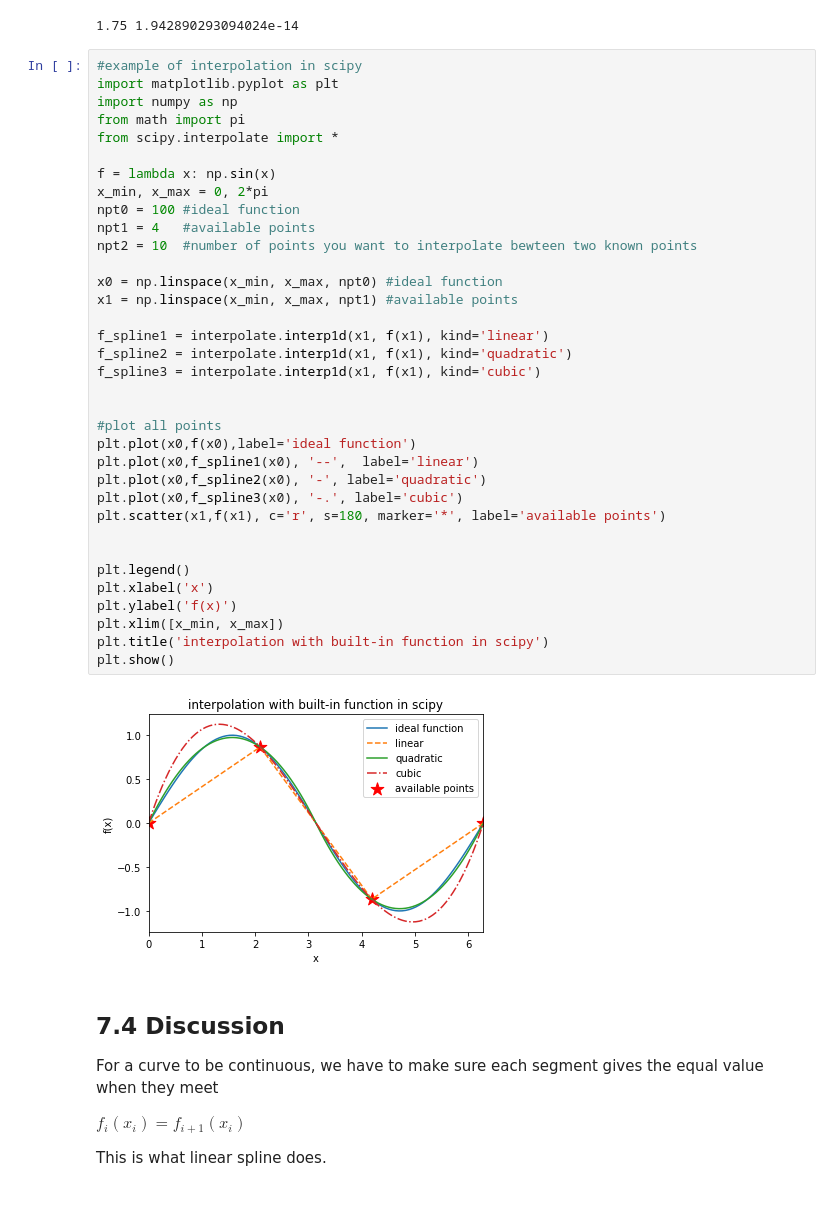
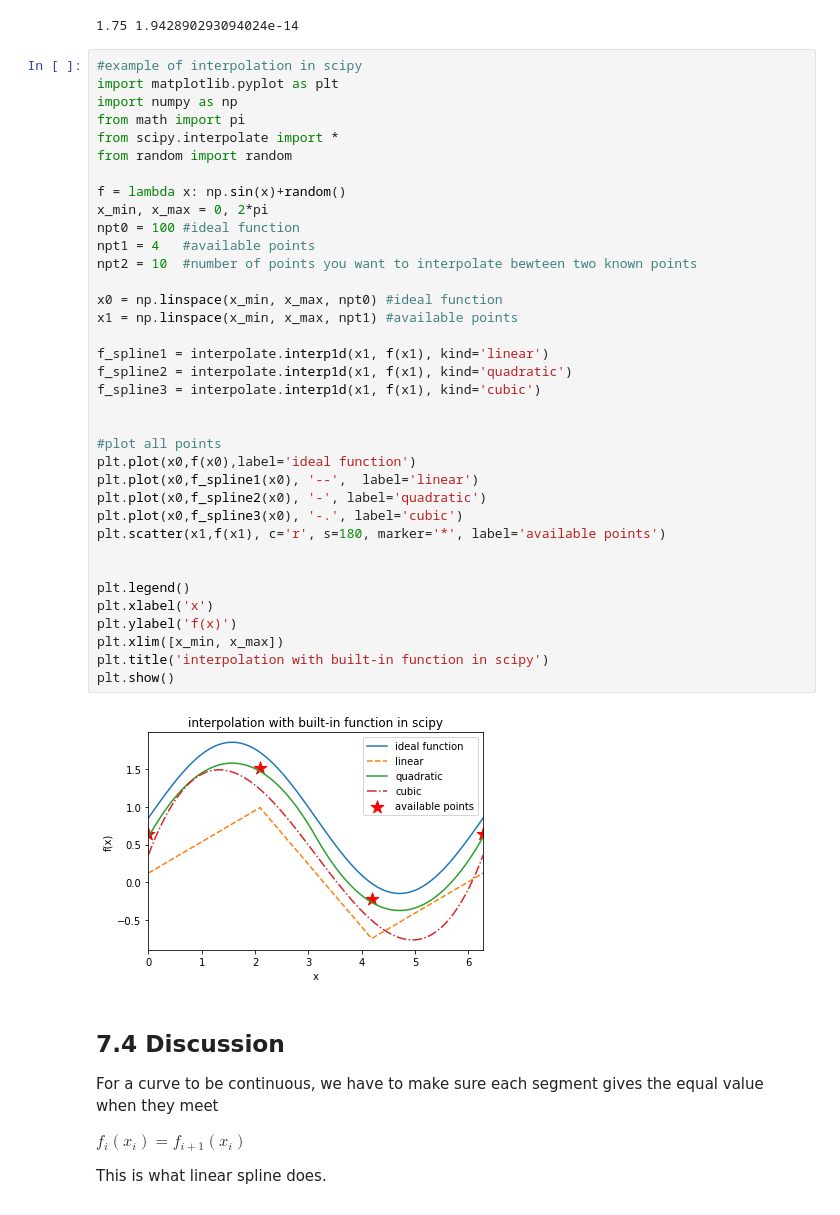
Before and after one commit to MaterSim/ComputationalPhysics300, a Jupyter notebook: Lec_07_interpolation.ipynb, the cells around one changed output. Saved outputs shown, nothing was run; the diff lists cells and outputs as text.

```diff
--- a/Lec_07_interpolation.ipynb
+++ b/Lec_07_interpolation.ipynb
@@ -221,37 +221,38 @@ import matplotlib.pyplot as plt
 import numpy as np
 from math import pi
 from scipy.interpolate import *
+from random import random
 
-f = lambda x: np.sin(x)
+f = lambda x: np.sin(x)+random()
 x_min, x_max = 0, 2*pi
 npt0 = 100 #ideal function
 npt1 = 4   #available points
 npt2 = 10  #number of points you want to interpolate bewteen two known points
 
 x0 = np.linspace(x_min, x_max, npt0) #ideal function
 x1 = np.linspace(x_min, x_max, npt1) #available points
 
 f_spline1 = interpolate.interp1d(x1, f(x1), kind='linear')
 f_spline2 = interpolate.interp1d(x1, f(x1), kind='quadratic')
 f_spline3 = interpolate.interp1d(x1, f(x1), kind='cubic')
 
 
 #plot all points
 plt.plot(x0,f(x0),label='ideal function')
 plt.plot(x0,f_spline1(x0), '--',  label='linear')
 plt.plot(x0,f_spline2(x0), '-', label='quadratic')
 plt.plot(x0,f_spline3(x0), '-.', label='cubic')
 plt.scatter(x1,f(x1), c='r', s=180, marker='*', label='available points')
 
 
 plt.legend()
 plt.xlabel('x')
 plt.ylabel('f(x)')
 plt.xlim([x_min, x_max])
 plt.title('interpolation with built-in function in scipy')
 plt.show()
 # %% [output]
-[figure, old version]
+[figure, new version]
 # %% [markdown]
 ## 7.4 Discussion
 
```
Also changed, not shown: parts of 2 cells of this notebook.
